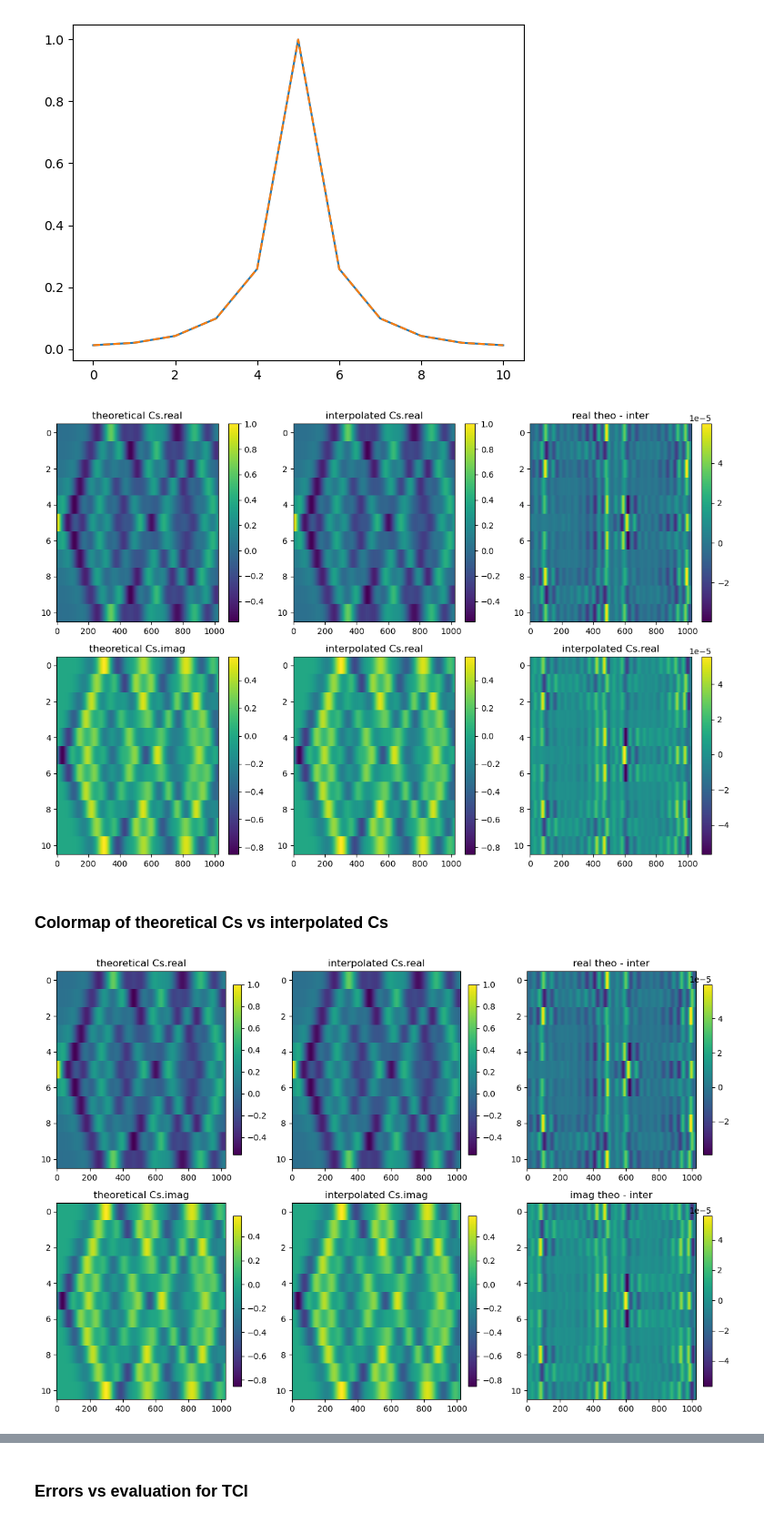
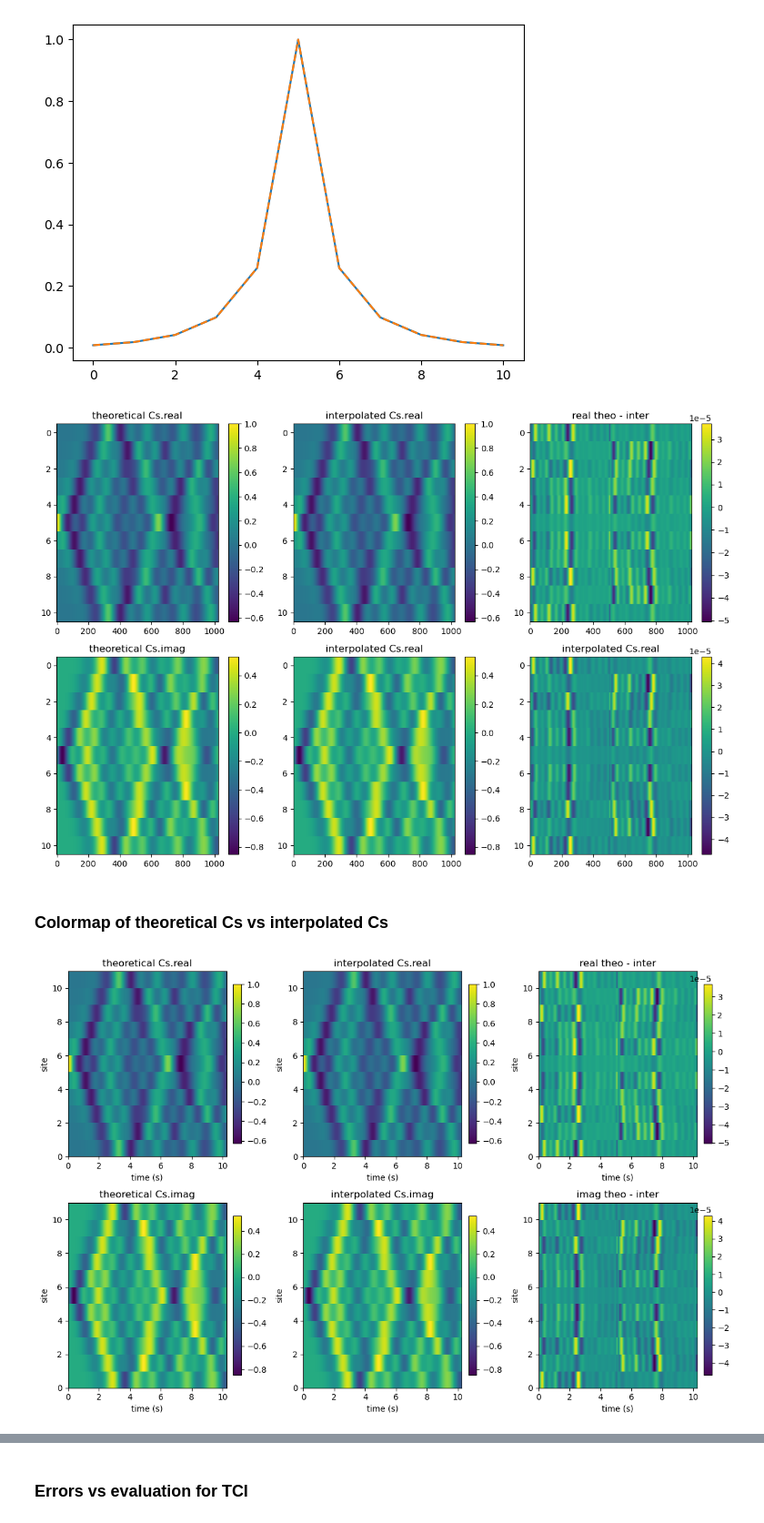
Before and after one commit to gconcheri/Student-Research-Job, a Jupyter notebook: Correlation_function/Correlation_function_Lsites.ipynb, the cells around one changed output, grey strips where cells are left out. Shown at 91% size. Cells and saved outputs as stored; diff of their text form; code cells hidden in the pictures.

```diff
--- a/Correlation_function/Correlation_function_Lsites.ipynb
+++ b/Correlation_function/Correlation_function_Lsites.ipynb
@@ -45,7 +45,6 @@ def gen_hamiltonian_terms(L, Sx_list, Sz_list):
     Hxx = Sx_list[0] @ Sx_list[1]
     for i in range(1, L-1):
         Hxx += Sx_list[i] @ Sx_list[i+1]
-    Hxx += Sx_list[L-1] @ Sx_list[0]
 
     # onsite field terms
     Hz = Sz_list[0]
@@ -217,37 +218,41 @@ axs[1,2].set_title('interpolated Cs.real')
 plt.tight_layout()
 plt.show()
 # %% [output]
-[figure, old version]
+[figure, new version]
 # %% [markdown]
 ### Colormap of theoretical Cs vs interpolated Cs
 # %%
 rows, cols = 2, 3  # Define grid dimensions
-a, b = Cs.shape
+a, b = Cs.shape #Cs is in the form (X,T)
 interp_Cs = func_interp.T.reshape(a, b)
+
+
 
 # Data and titles for each subplot
 data = [
     (Cs.real, 'theoretical Cs.real'),
     (np.real(interp_Cs), 'interpolated Cs.real'),
     (Cs.real - np.real(interp_Cs), 'real theo - inter'),
     (Cs.imag, 'theoretical Cs.imag'),
     (np.imag(interp_Cs), 'interpolated Cs.imag'),
     (Cs.imag - np.imag(interp_Cs), 'imag theo - inter')
 ]
 
 # Create subplots
 fig, axs = plt.subplots(rows, cols, figsize=(12, 8))
 
 # Loop through data and subplots
 for ax, (image, title) in zip(axs.flat, data):
-    im = ax.imshow(image, aspect='auto', interpolation='none')
+    im = ax.imshow(image, aspect='auto', interpolation='none', origin = 'lower',
+                   extent = [0, N*dt, 0, L])
     fig.colorbar(im, ax=ax, fraction=0.046, pad=0.04)  # Add colorbar
     ax.set_title(title)
+    ax.set(xlabel = 'time (s)', ylabel = 'site')
 
 plt.tight_layout()
 plt.show()
 # %% [output]
-[figure, old version]
+[figure, new version]
 # %%
 D_list = np.arange(D)
 
```
Also changed, not shown: parts of 23 cells of this notebook, 1 other file.
